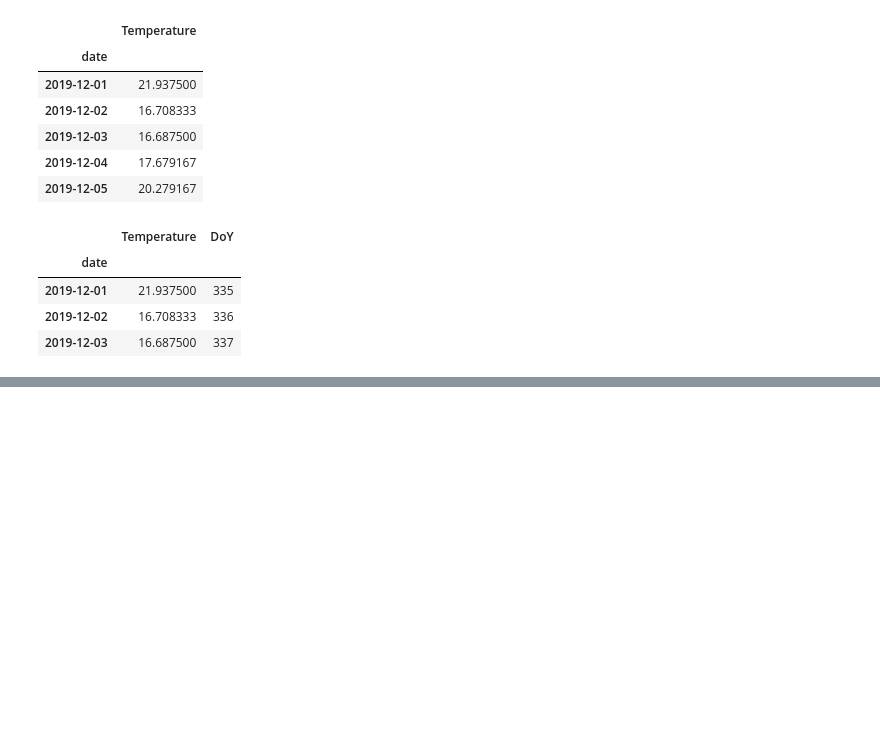
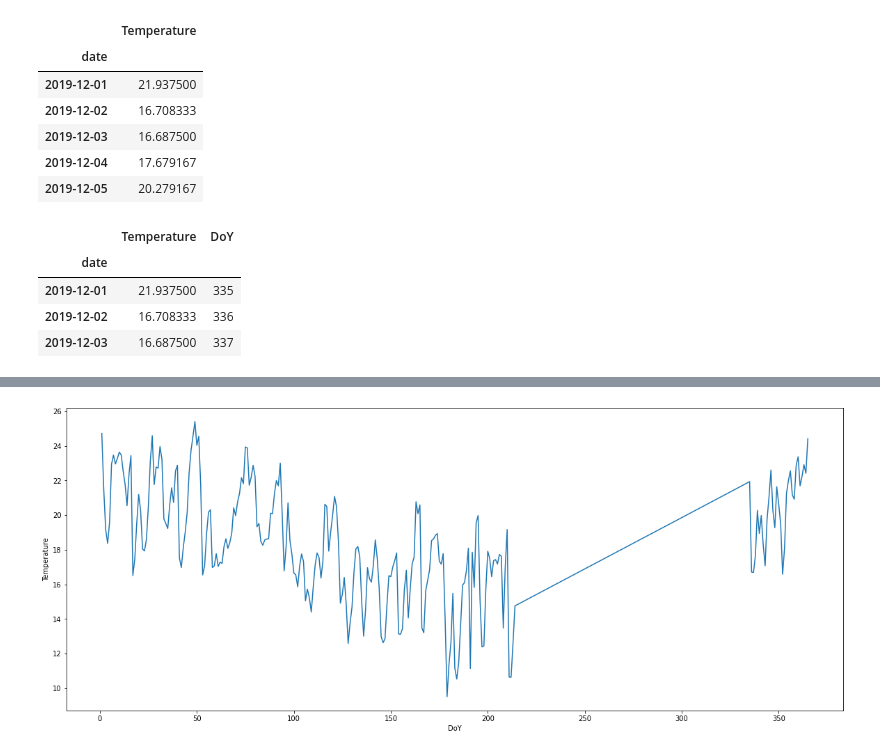
Before and after one commit to anujthapamagar/FEDS, a Jupyter notebook: assignment_Curitiba.ipynb, the cells around one changed output, grey strips where cells are left out. Cells and saved outputs as stored; diff of their text form; code cells hidden in the pictures; blank space fills up the shorter version.

```diff
--- a/assignment_Curitiba.ipynb
+++ b/assignment_Curitiba.ipynb
@@ -95,2 +105,7 @@ df.head(3)
+# %%
+plt.figure(figsize=(20,8))
+sns.lineplot(x ='DoY', y= 'Temperature', data = df);
+# %% [output]
+[figure, added]
 # %%
 plt.figure(figsize=(20,8))
```
Also changed, not shown: parts of 3 cells of this notebook.
